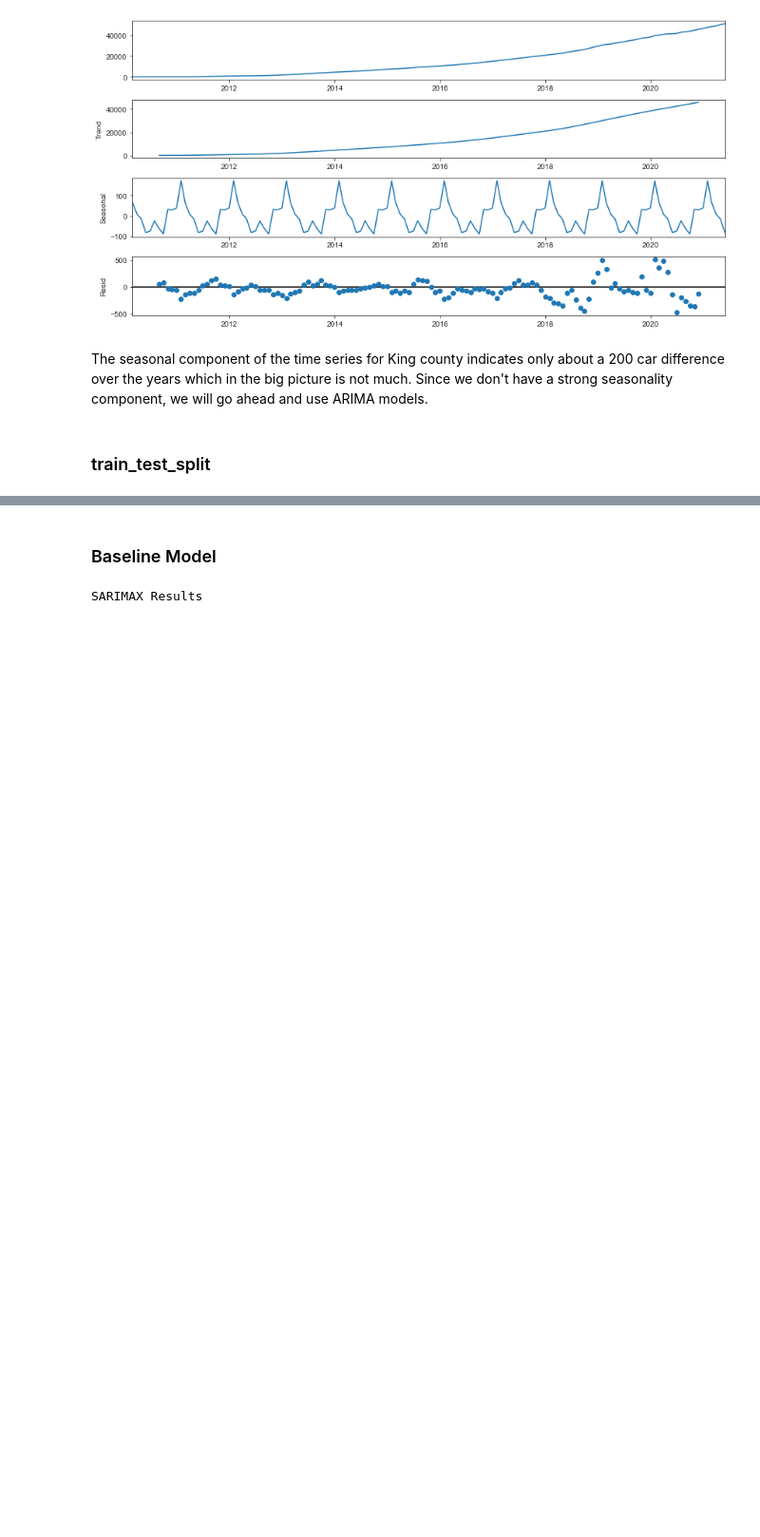
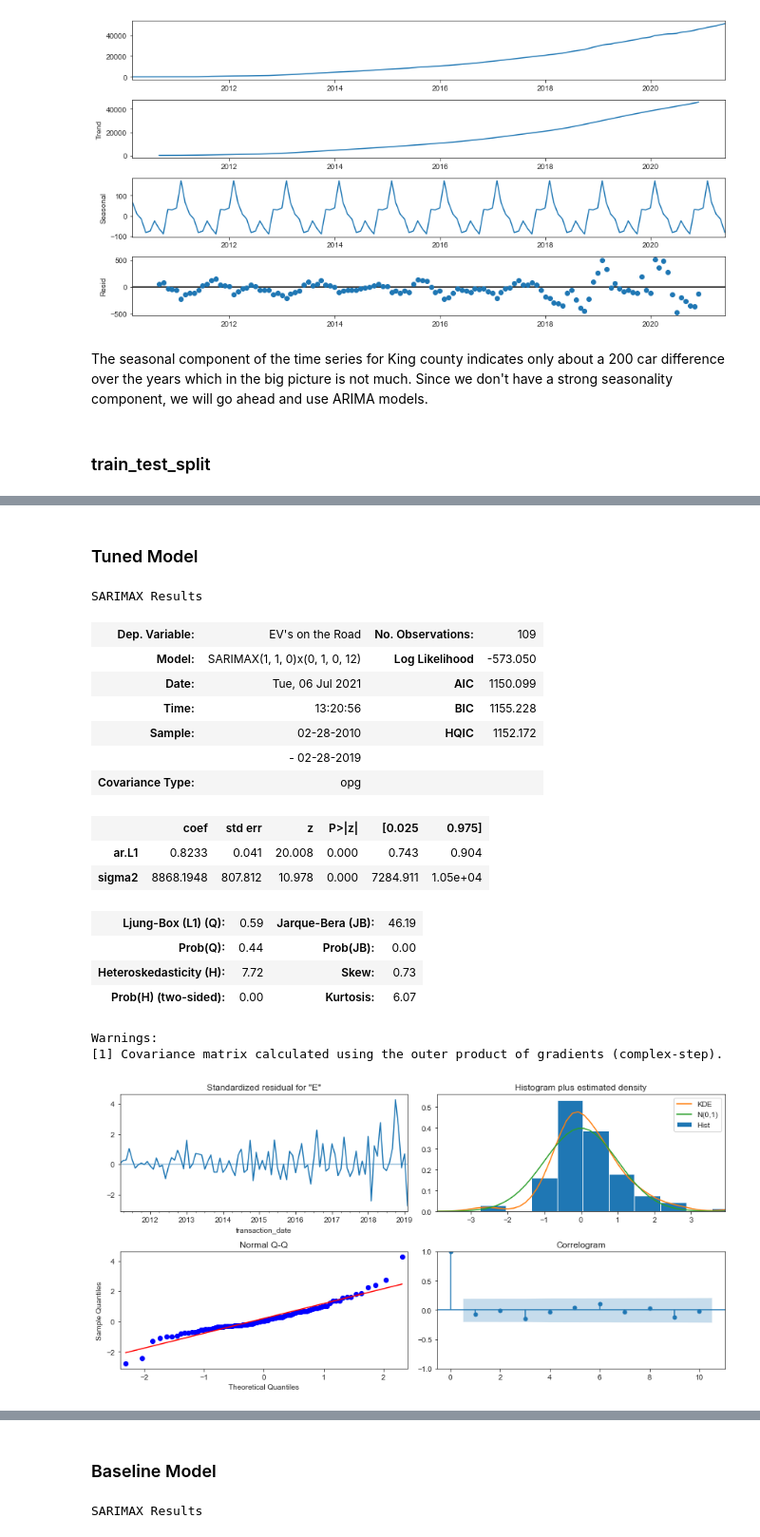
Before and after one commit to ebtezcan/EV-Charger-Prediction, a Jupyter notebook: index_OSEMN_plus_mvp-Copy1.ipynb, the cells around one changed output, grey strips where cells are left out. Shown at 95% size. Saved outputs shown, nothing was run; the diff lists cells and outputs as text; code cells hidden in the pictures; blank space fills up the shorter version.

```diff
--- a/index_OSEMN_plus_mvp-Copy1.ipynb
+++ b/index_OSEMN_plus_mvp-Copy1.ipynb
@@ -965,0 +1002,24 @@ train_king, test_king = train_test_split_ts(county_dfs['King'], 0.80, 0.20)
+# %% [markdown]
+### Tuned Model
+# %%
+model = tsa.SARIMAX(train_king, order=(1,1,0), seasonal_order=(0,1,0,12)).fit()
+evaluate_model(model)
+# %% [output]
+SARIMAX Results
+| Dep. Variable: | EV's on the Road | No. Observations: | 109 |
+| Model: | SARIMAX(1, 1, 0)x(0, 1, 0, 12) | Log Likelihood | -573.050 |
+| Date: | Tue, 06 Jul 2021 | AIC | 1150.099 |
+| Time: | 13:20:56 | BIC | 1155.228 |
+| Sample: | 02-28-2010 | HQIC | 1152.172 |
+|  | - 02-28-2019 |  |  |
+| Covariance Type: | opg |  |  |
+|  | coef | std err | z | P>|z| | [0.025 | 0.975] |
+| ar.L1 | 0.8233 | 0.041 | 20.008 | 0.000 | 0.743 | 0.904 |
+| sigma2 | 8868.1948 | 807.812 | 10.978 | 0.000 | 7284.911 | 1.05e+04 |
+| Ljung-Box (L1) (Q): | 0.59 | Jarque-Bera (JB): | 46.19 |
+| Prob(Q): | 0.44 | Prob(JB): | 0.00 |
+| Heteroskedasticity (H): | 7.72 | Skew: | 0.73 |
+| Prob(H) (two-sided): | 0.00 | Kurtosis: | 6.07 |
+Warnings:
+[1] Covariance matrix calculated using the outer product of gradients (complex-step).
+[figure, added]
```
Also changed, not shown: parts of 31 cells of this notebook.
